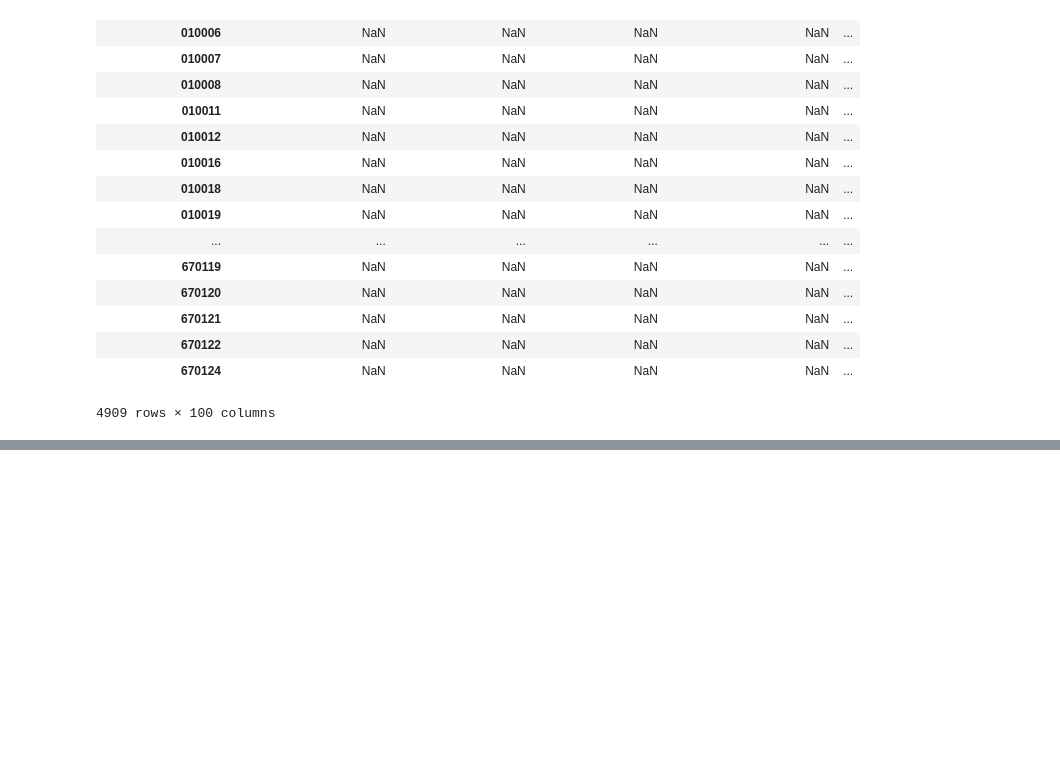
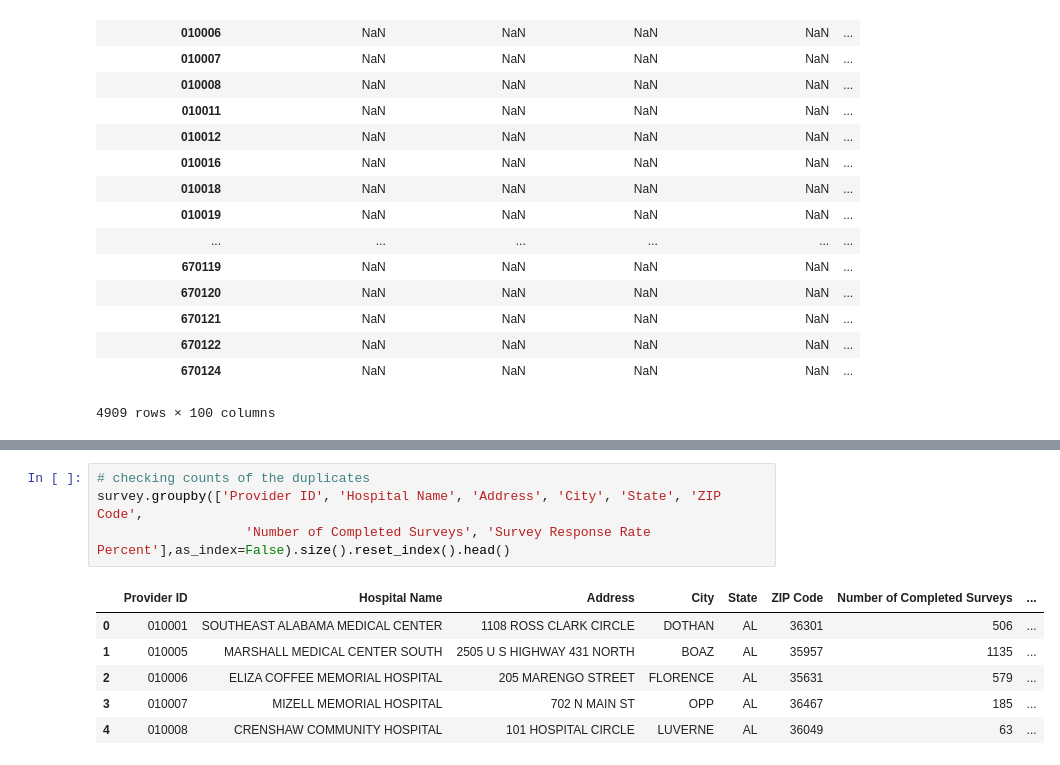
Before and after one commit to maringow/DataMiningGroupProject, a Jupyter notebook: data_prep_Venku.ipynb, the cells around one changed output, grey strips where cells are left out. Cells and saved outputs as stored; diff of their text form; blank space fills up the shorter version.

```diff
--- a/data_prep_Venku.ipynb
+++ b/data_prep_Venku.ipynb
@@ -297,0 +401,11 @@ survey.iloc[:,[1,4,]]
+# %%
+# checking counts of the duplicates
+survey.groupby(['Provider ID', 'Hospital Name', 'Address', 'City', 'State', 'ZIP Code',
+                   'Number of Completed Surveys', 'Survey Response Rate Percent'],as_index=False).size().reset_index().head()
+# %% [output]
+|  | Provider ID | Hospital Name | Address | City | State | ZIP Code | Number of Completed Surveys | ... |
+| 0 | 010001 | SOUTHEAST ALABAMA MEDICAL CENTER | 1108 ROSS CLARK CIRCLE | DOTHAN | AL | 36301 | 506 | ... |
+| 1 | 010005 | MARSHALL MEDICAL CENTER SOUTH | 2505 U S HIGHWAY 431 NORTH | BOAZ | AL | 35957 | 1135 | ... |
+| 2 | 010006 | ELIZA COFFEE MEMORIAL HOSPITAL | 205 MARENGO STREET | FLORENCE | AL | 35631 | 579 | ... |
+| 3 | 010007 | MIZELL MEMORIAL HOSPITAL | 702 N MAIN ST | OPP | AL | 36467 | 185 | ... |
+| 4 | 010008 | CRENSHAW COMMUNITY HOSPITAL | 101 HOSPITAL CIRCLE | LUVERNE | AL | 36049 | 63 | ... |
```
Also changed, not shown: parts of 38 cells of this notebook.
